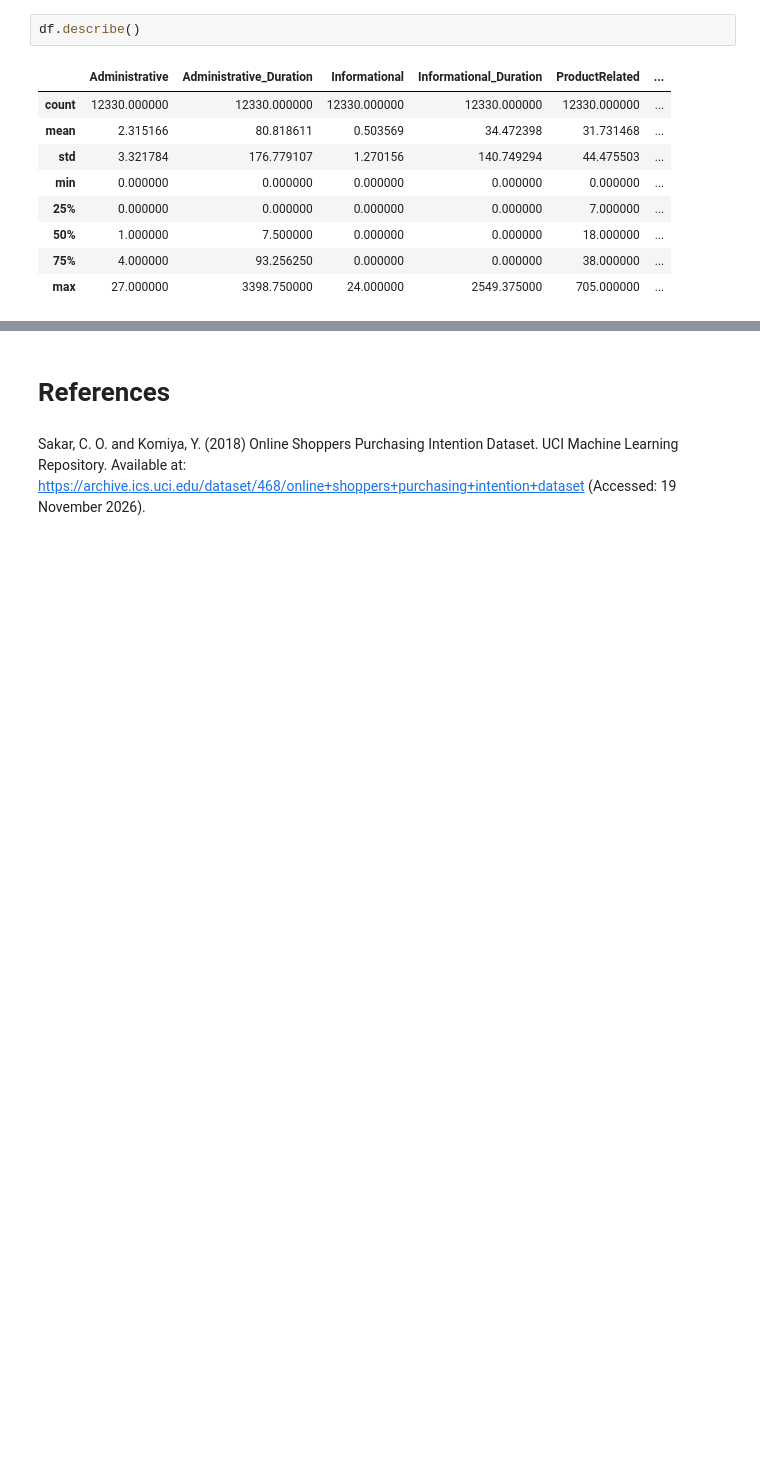
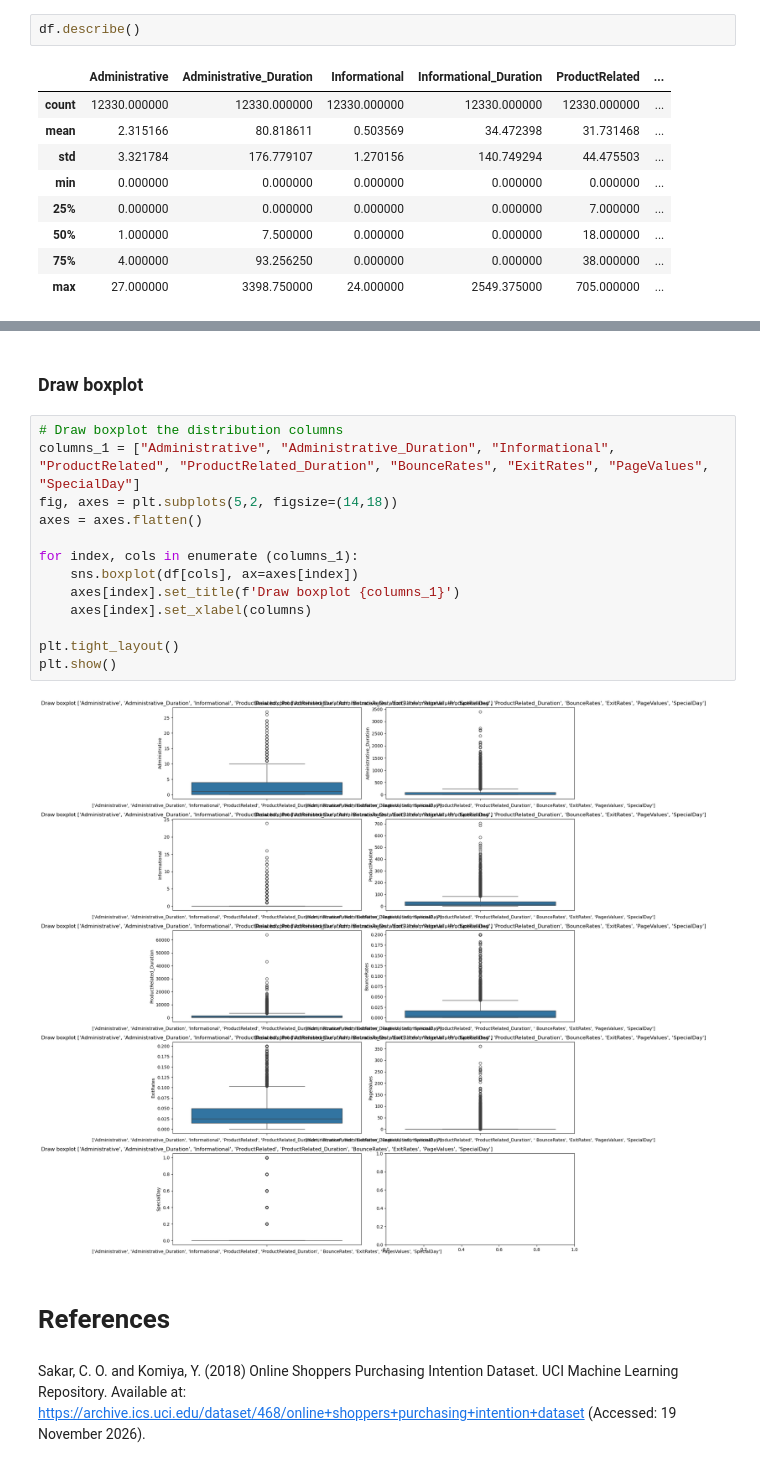
Before and after one commit to 2026362-Silvia/Statistic, a Jupyter notebook: 2nd Assessment/2026362_SilviaSolanoMarchini_Statistic_2ndAssesment.ipynb, the cells around one changed output, grey strips where cells are left out. Drawn from its saved outputs; the diff is of its cells as text; blank space fills up the shorter version.

```diff
--- a/2nd Assessment/2026362_SilviaSolanoMarchini_Statistic_2ndAssesment.ipynb
+++ b/2nd Assessment/2026362_SilviaSolanoMarchini_Statistic_2ndAssesment.ipynb
@@ -156,3 +280,20 @@ The dataset does not contain any null values. As the dataset has categorical and
+# %% [markdown]
+### Draw boxplot
+# %%
+# Draw boxplot the distribution columns
+columns_1 = ["Administrative", "Administrative_Duration", "Informational", "ProductRelated", "ProductRelated_Duration", "BounceRates", "ExitRates", "PageValues", "SpecialDay"]
+fig, axes = plt.subplots(5,2, figsize=(14,18))
+axes = axes.flatten()
+
+for index, cols in enumerate (columns_1):
+    sns.boxplot(df[cols], ax=axes[index])
+    axes[index].set_title(f'Draw boxplot {columns_1}')
+    axes[index].set_xlabel(columns)
+
+plt.tight_layout()
+plt.show()
+# %% [output]
+[figure, added]
 # %% [markdown]
 # References
 # %% [markdown]
```
Also changed, not shown: parts of 13 cells of this notebook.
